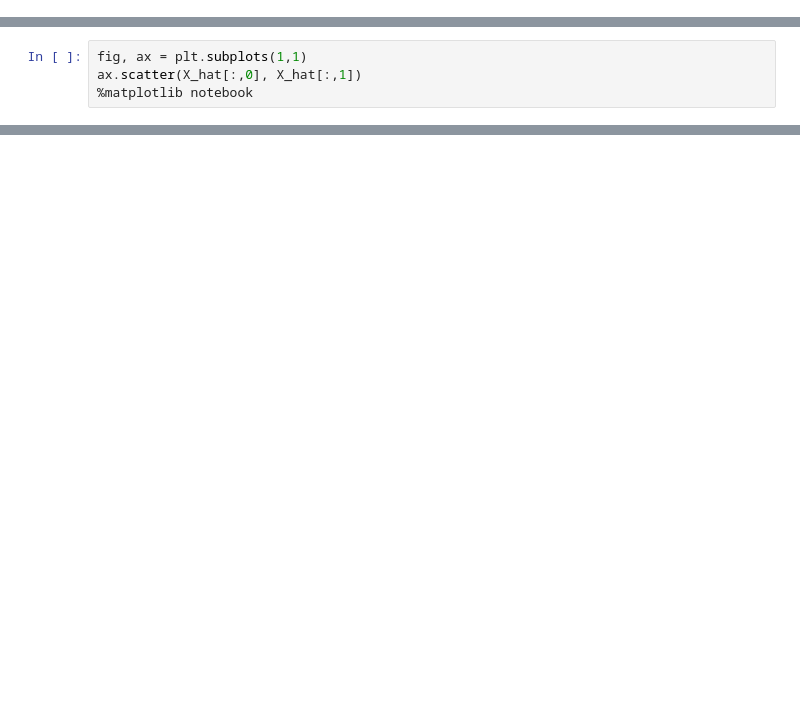
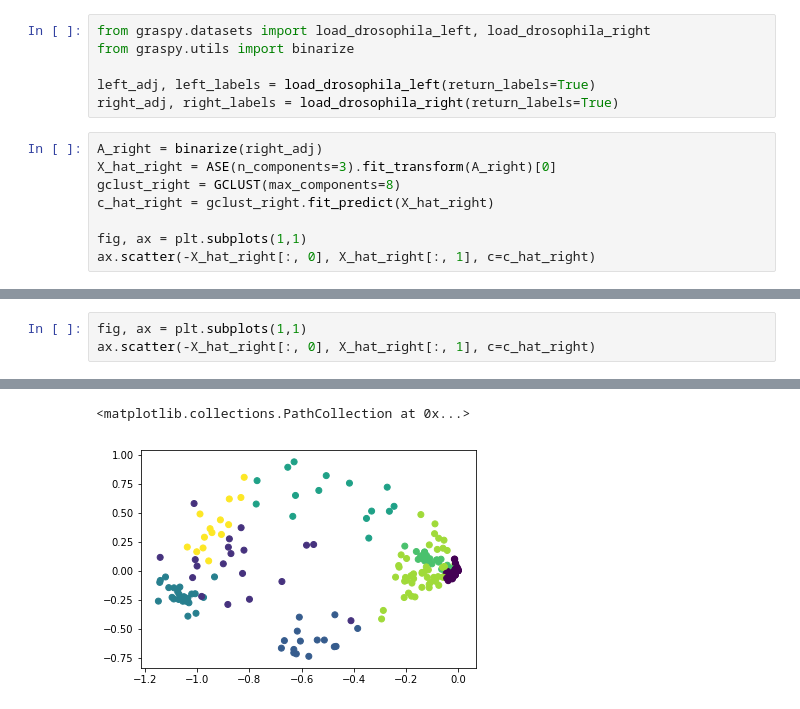
Before and after one commit to neurodata/weighted_graph_models, a Jupyter notebook: cyclops.ipynb, the cells around one changed output, grey strips where cells are left out. Cells and saved outputs as stored; diff of their text form; blank space fills up the shorter version.

```diff
--- a/cyclops.ipynb
+++ b/cyclops.ipynb
@@ -47,0 +153,14 @@ X_hat = ase.fit_transform(A)
+# %%
+from graspy.datasets import load_drosophila_left, load_drosophila_right
+from graspy.utils import binarize
+
+left_adj, left_labels = load_drosophila_left(return_labels=True)
+right_adj, right_labels = load_drosophila_right(return_labels=True)
+# %%
+A_right = binarize(right_adj)
+X_hat_right = ASE(n_components=3).fit_transform(A_right)[0]
+gclust_right = GCLUST(max_components=8)
+c_hat_right = gclust_right.fit_predict(X_hat_right)
+
+fig, ax = plt.subplots(1,1)
+ax.scatter(-X_hat_right[:, 0], X_hat_right[:, 1], c=c_hat_right)
@@ -48,5 +297,4 @@ X_hat = ase.fit_transform(A)
 # %%
 fig, ax = plt.subplots(1,1)
-ax.scatter(X_hat[:,0], X_hat[:,1])
-%matplotlib notebook
+ax.scatter(-X_hat_right[:, 0], X_hat_right[:, 1], c=c_hat_right)
 # %% [output]
@@ -54,0 +301,2 @@ ax.scatter(X_hat[:,0], X_hat[:,1])
+<matplotlib.collections.PathCollection at 0x...>
+[figure, added]
```
Also changed, not shown: parts of 28 cells of this notebook, 1 other file.
